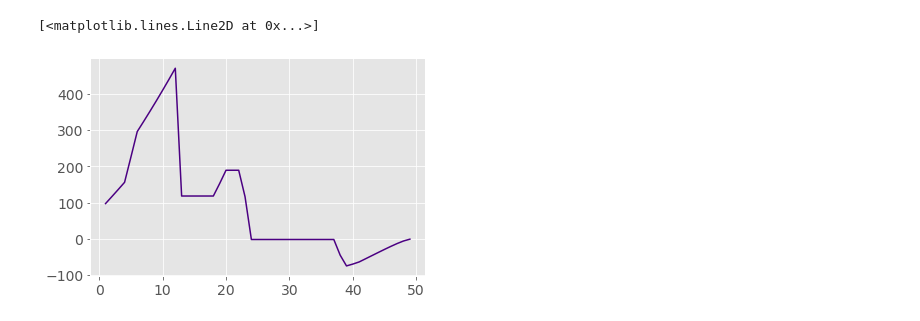
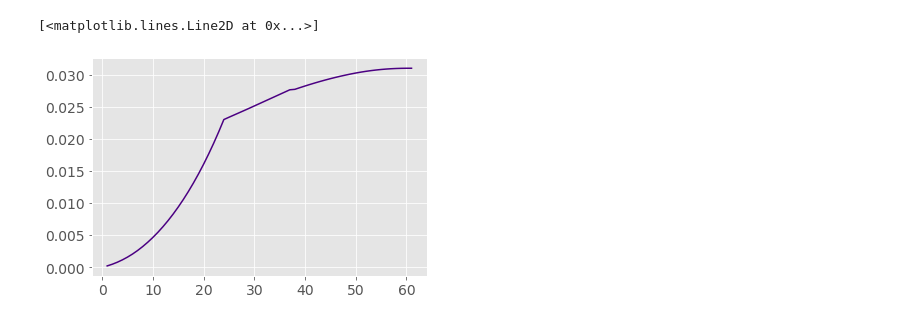
Before and after one commit to smohiudd/drivecycle, a Jupyter notebook: notebooks/energy.ipynb, the cells around one changed output. Saved outputs shown, nothing was run; the diff lists cells and outputs as text; code cells hidden in the pictures.

```diff
--- a/notebooks/energy.ipynb
+++ b/notebooks/energy.ipynb
@@ -5,7 +5,7 @@ import numpy as np
 import matplotlib.pyplot as plt
 from scipy import interpolate
 # %%
-traj = trajectory.const_accel(vi=0,v_target=12,vf=0,di=0,df=450,step=1,a_max=1)
+traj = trajectory.const_accel(vi=0,v_target=12,vf=0,di=0,df=450,step=1,a_max=0.5)
 traj = traj[1:]
 # %%
 plots.plot_vt(traj, "plot_vt.png")
@@ -18,5 +18,5 @@ plots.plot_vd(traj, "plot_vd.png")
 # %%
-elv = np.array([[0,100],[10,100],[150,105],[200,108],[400,105],[600,100],[800,105]])
+elv = np.array([[0,100],[10,100],[150,100.1],[200,100.102],[400,100.2],[600,100],[800,100.1]])
 x = [i[0] for i in elv]
 y = [i[1] for i in elv]
 
@@ -194,8 +178,10 @@ len(traj)
 # %%
 t=[i[0] for i in power]
-p=[i[1] for i in power]
+# p=[i[1] for i in power]
+
+p=[i[1] for i in data[1:]]
 
 plt.plot(t,p, color='#4b0082', linewidth=1.5)
 # %% [output]
 [<matplotlib.lines.Line2D at 0x...>]
-[figure, old version]
+[figure, new version]
```
Also changed, not shown: parts of 6 cells of this notebook, 9 other files.
